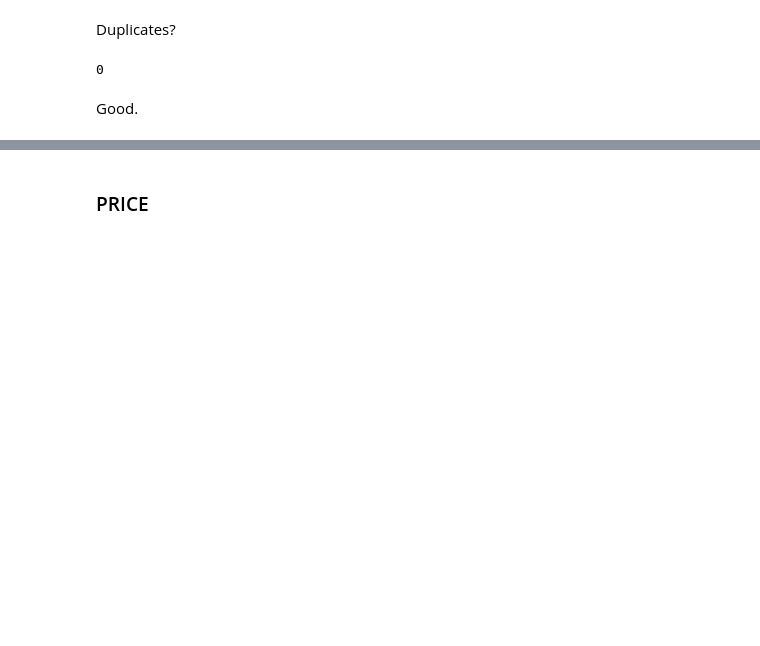
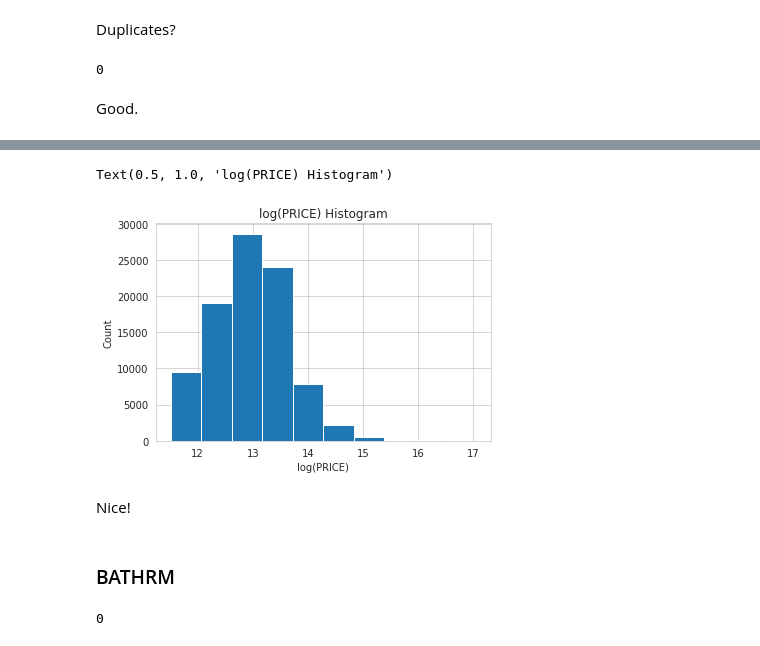
Before and after one commit to nt-ds/dc-residential-properties-analysis, a Jupyter notebook: notebooks/1.0-nt-eda.ipynb, the cells around one changed output, grey strips where cells are left out. Cells and saved outputs as stored; diff of their text form; code cells hidden in the pictures; blank space fills up the shorter version.

```diff
--- a/notebooks/1.0-nt-eda.ipynb
+++ b/notebooks/1.0-nt-eda.ipynb
@@ -104,2 +248,16 @@ Good.
+# %%
+properties["log(PRICE)"].hist()
+plt.ylabel("Count")
+plt.xlabel("log(PRICE)")
+plt.title("log(PRICE) Histogram")
+# %% [output]
+Text(0.5, 1.0, 'log(PRICE) Histogram')
+[figure, added]
+# %% [markdown]
+Nice!
 # %% [markdown]
-### PRICE
+### BATHRM
+# %%
+sum(properties.BATHRM.isna())
+# %% [output]
+0
```
Also changed, not shown: parts of 127 cells of this notebook.
